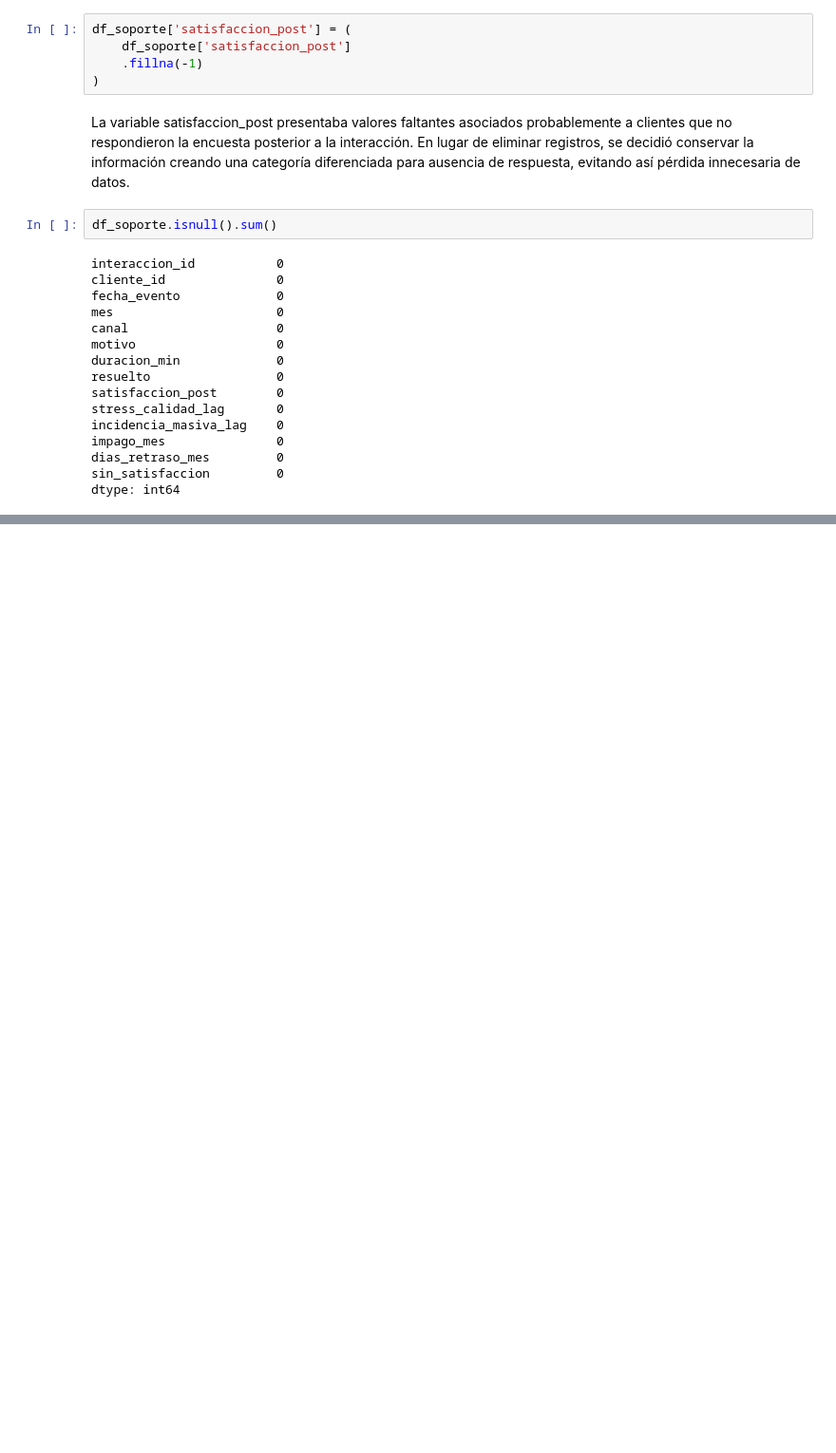
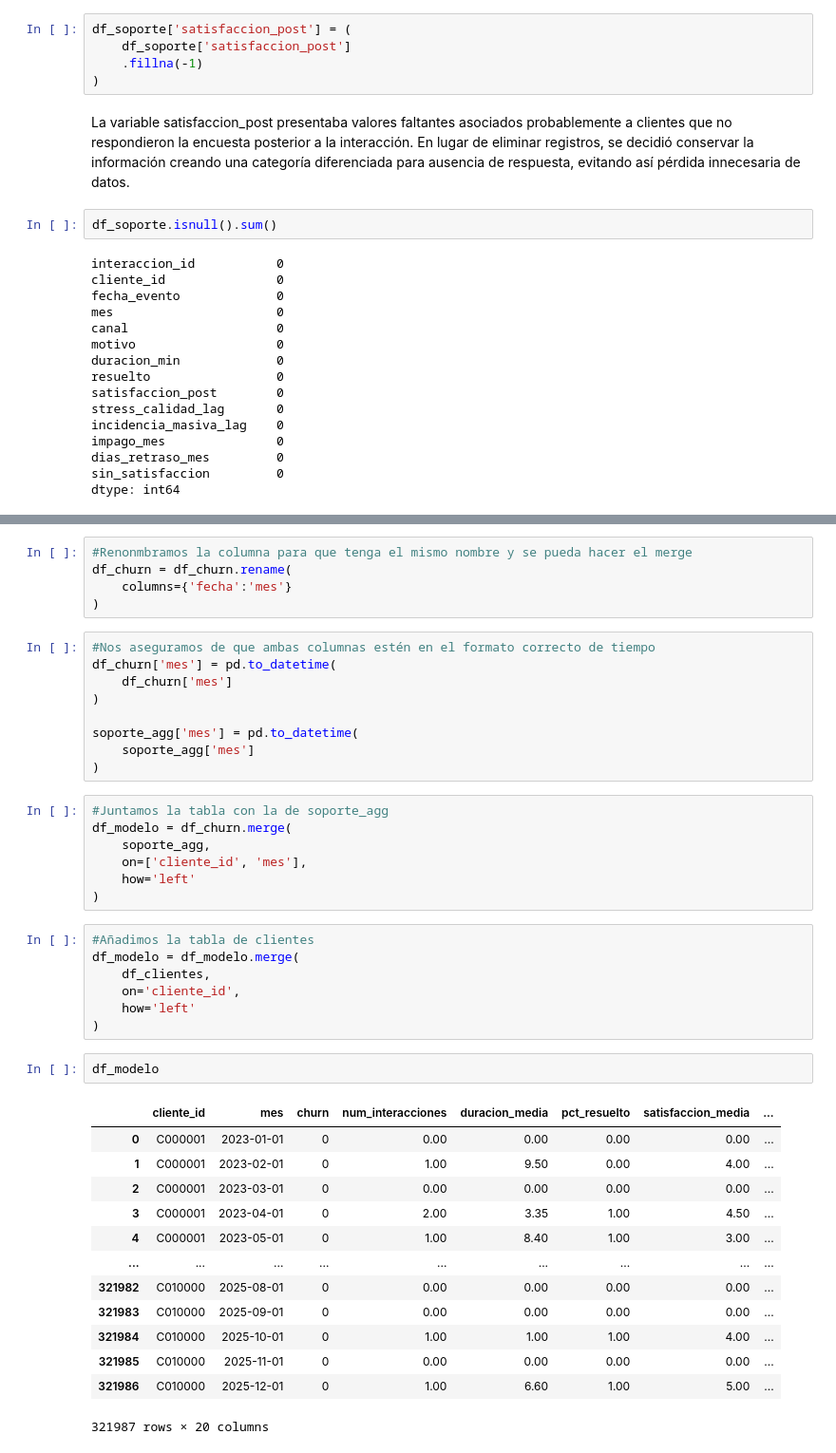
Before and after one commit to ancarmar03-create/UCV-Churn, a Jupyter notebook: notebooks/modelo1.ipynb, the cells around one changed output, grey strips where cells are left out. Shown at 95% size. Saved outputs shown, nothing was run; the diff lists cells and outputs as text; blank space fills up the shorter version.

```diff
--- a/notebooks/modelo1.ipynb
+++ b/notebooks/modelo1.ipynb
@@ -257,0 +320,44 @@ dtype: int64
+# %%
+#Renonmbramos la columna para que tenga el mismo nombre y se pueda hacer el merge
+df_churn = df_churn.rename(
+    columns={'fecha':'mes'}
+)
+# %%
+#Nos aseguramos de que ambas columnas estén en el formato correcto de tiempo
+df_churn['mes'] = pd.to_datetime(
+    df_churn['mes']
+)
+
+soporte_agg['mes'] = pd.to_datetime(
+    soporte_agg['mes']
+)
+# %%
+#Juntamos la tabla con la de soporte_agg
+df_modelo = df_churn.merge(
+    soporte_agg,
+    on=['cliente_id', 'mes'],
+    how='left'
+)
+# %%
+#Añadimos la tabla de clientes
+df_modelo = df_modelo.merge(
+    df_clientes,
+    on='cliente_id',
+    how='left'
+)
+# %%
+df_modelo
+# %% [output]
+|  | cliente_id | mes | churn | num_interacciones | duracion_media | pct_resuelto | satisfaccion_media | ... |
+| 0 | C000001 | 2023-01-01 | 0 | 0.00 | 0.00 | 0.00 | 0.00 | ... |
+| 1 | C000001 | 2023-02-01 | 0 | 1.00 | 9.50 | 0.00 | 4.00 | ... |
+| 2 | C000001 | 2023-03-01 | 0 | 0.00 | 0.00 | 0.00 | 0.00 | ... |
+| 3 | C000001 | 2023-04-01 | 0 | 2.00 | 3.35 | 1.00 | 4.50 | ... |
+| 4 | C000001 | 2023-05-01 | 0 | 1.00 | 8.40 | 1.00 | 3.00 | ... |
+| ... | ... | ... | ... | ... | ... | ... | ... | ... |
+| 321982 | C010000 | 2025-08-01 | 0 | 0.00 | 0.00 | 0.00 | 0.00 | ... |
+| 321983 | C010000 | 2025-09-01 | 0 | 0.00 | 0.00 | 0.00 | 0.00 | ... |
+| 321984 | C010000 | 2025-10-01 | 0 | 1.00 | 1.00 | 1.00 | 4.00 | ... |
+| 321985 | C010000 | 2025-11-01 | 0 | 0.00 | 0.00 | 0.00 | 0.00 | ... |
+| 321986 | C010000 | 2025-12-01 | 0 | 1.00 | 6.60 | 1.00 | 5.00 | ... |
+321987 rows × 20 columns
```
Also changed, not shown: parts of 16 cells of this notebook.
